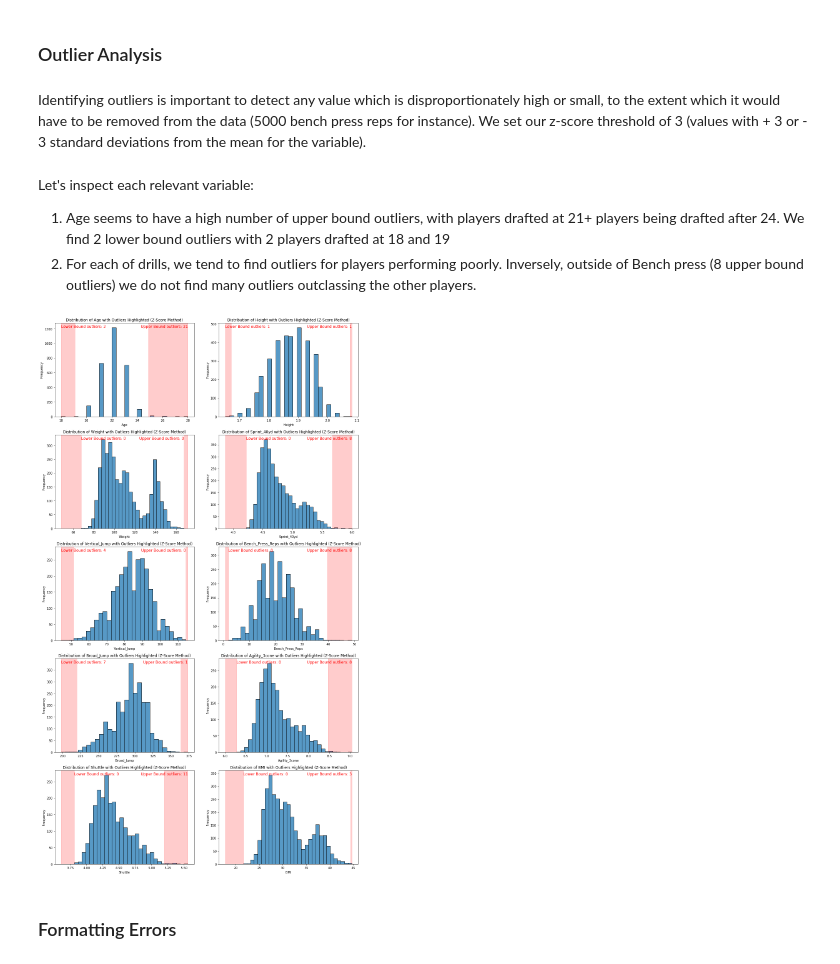
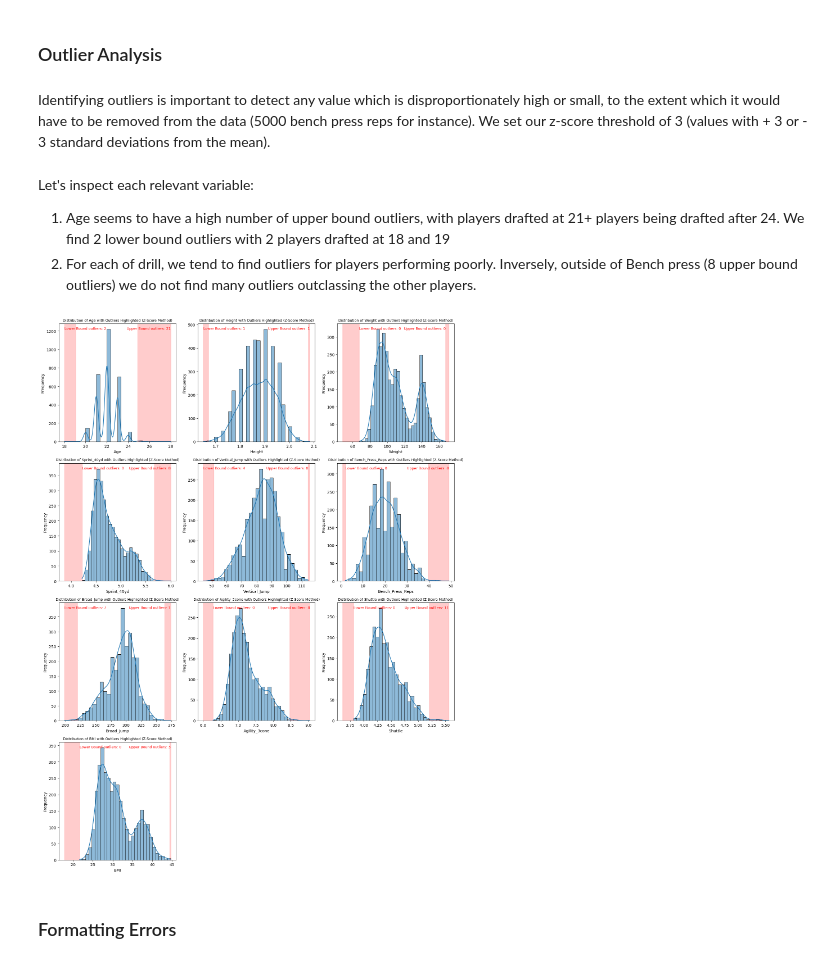
Before and after one commit to Gregcrooks75/NFL_analysis, a Jupyter notebook: Analysis2.ipynb, the cells around one changed output. Cells and saved outputs as stored; diff of their text form; code cells hidden in the pictures.

```diff
--- a/Analysis2.ipynb
+++ b/Analysis2.ipynb
@@ -24,4 +24,4 @@ from sklearn import tree
 # %% [markdown]
 Importing the data
 # %%
-df = pd.read_csv('/Users/gregorycrooks/Downloads/NFL.csv')
+df = pd.read_csv(r'c:\Users\U355394\Downloads\NFL.csv')
@@ -105,11 +107,11 @@ dtype: float64
 # %% [markdown]
 ### Outlier Analysis
 # %% [markdown]
-Identifying outliers is important to detect any value which is disproportionately high or small, to the extent which it would have to be removed from the data (5000 bench press reps for instance). We set our z-score threshold of 3 (values with + 3 or - 3 standard deviations from the mean for the variable).
+Identifying outliers is important to detect any value which is disproportionately high or small, to the extent which it would have to be removed from the data (5000 bench press reps for instance). We set our z-score threshold of 3 (values with + 3 or - 3 standard deviations from the mean).
 # %% [markdown]
 Let's inspect each relevant variable:
 1. Age seems to have a high number of upper bound outliers, with players drafted at 21+ players being drafted after 24. We find 2 lower bound outliers with 2 players drafted at 18 and 19
-2. For each of drills, we tend to find outliers for players performing poorly. Inversely, outside of Bench press (8 upper bound outliers) we do not find many outliers outclassing the other players.
+2. For each of drill, we tend to find outliers for players performing poorly. Inversely, outside of Bench press (8 upper bound outliers) we do not find many outliers outclassing the other players.
 # %%
 import matplotlib.pyplot as plt
 import seaborn as sns
@@ -121,45 +123,45 @@ num_cols = df.loc[:, df.columns != 'Year']
 num_cols = num_cols.select_dtypes(include='number').columns
 
 # Set up the figure for subplots
-n_cols = 2  # Number of columns for subplots
+n_cols = 3 # Number of columns for subplots
 n_rows = len(num_cols) // n_cols + int(len(num_cols) % n_cols > 0)
 
 plt.figure(figsize=(15, 5 * n_rows))
 
 # Loop through each numerical variable and create a subplot
 for i, col in enumerate(num_cols):
     # Calculate the mean and standard deviation, ignoring NaN values
     mean = np.nanmean(df[col])
     std_dev = np.nanstd(df[col])
 
     # Calculate the lower and upper bound values based on z-scores of -3 and 3
     lower = mean - 3 * std_dev
     upper = mean + 3 * std_dev
 
     # Count outliers
     lower_outliers_count = (df[col] <= lower).sum()
     upper_outliers_count = (df[col] >= upper).sum()
 
     # Create subplot
     ax = plt.subplot(n_rows, n_cols, i + 1)
-    sns.histplot(df[col].dropna(), kde=False, ax=ax, bins=30)  # Drop NaN values for plotting
+    sns.histplot(df[col].dropna(), kde=True, ax=ax, bins=30)  # Drop NaN values for plotting
 
     # Highlighting the outliers
     ax.axvspan(xmin=df[col].min(), xmax=lower, alpha=0.2, color='red')
     ax.axvspan(xmin=upper, xmax=df[col].max(), alpha=0.2, color='red')
 
     # Adding text annotations for outlier counts
-    ax.text(df[col].min(), ax.get_ylim()[1] * 0.95, f'Lower Bound outliers: {lower_outliers_count}', color='red', fontsize=12)
-    ax.text(df[col].max(), ax.get_ylim()[1] * 0.95, f'Upper Bound outliers: {upper_outliers_count}', color='red', fontsize=12, horizontalalignment='right')
+    ax.text(df[col].min(), ax.get_ylim()[1] * 0.95, f'Lower Bound outliers: {lower_outliers_count}', color='red', fontsize=9)
+    ax.text(df[col].max(), ax.get_ylim()[1] * 0.95, f'Upper Bound outliers: {upper_outliers_count}', color='red', fontsize=9, horizontalalignment='right')
 
     ax.set_xlabel(col)
     ax.set_ylabel('Frequency')
-    ax.set_title(f'Distribution of {col} with Outliers Highlighted (Z-Score Method)')
+    ax.set_title(f'Distribution of {col} with Outliers Highlighted (Z-Score Method)', fontsize=9)
 
 plt.tight_layout()
 plt.show()
 # %% [output]
-[figure, old version]
+[figure, new version]
 # %% [markdown]
 ### Formatting Errors
 # %% [markdown]
```
Also changed, not shown: parts of 43 cells of this notebook.
